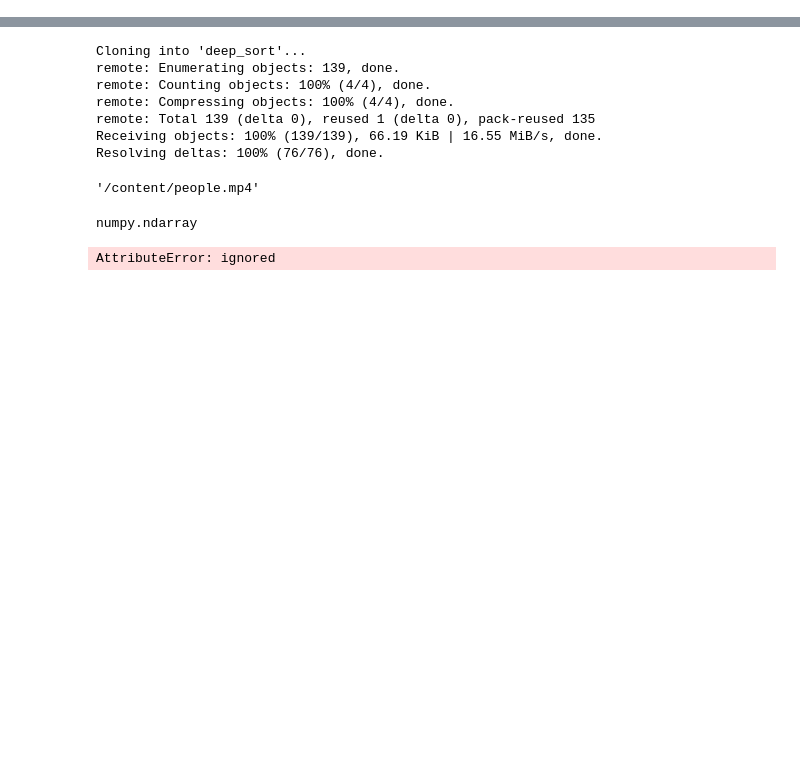
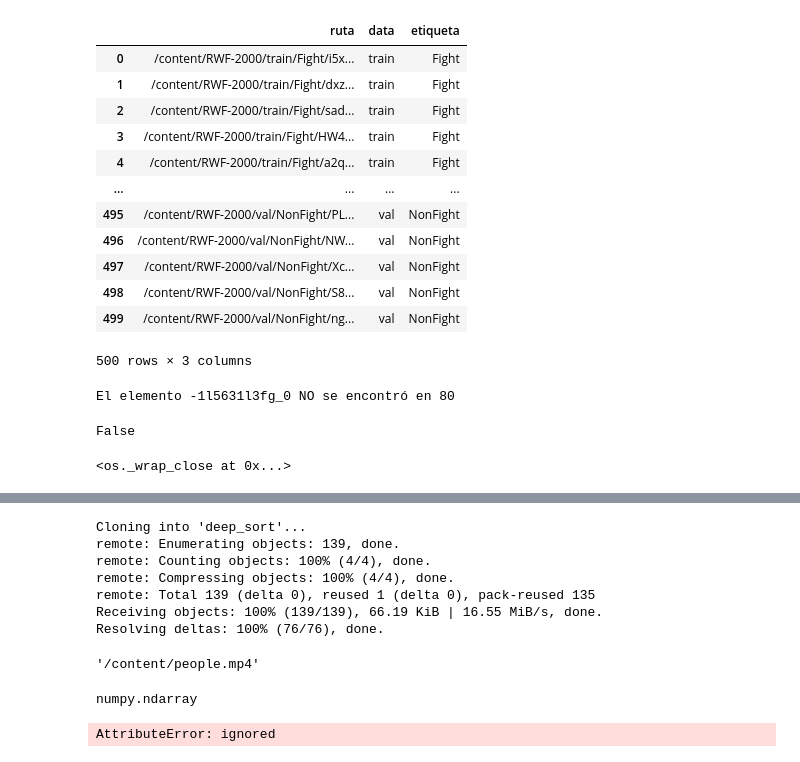
Before and after one commit to djsg2021utec/TESIS_MAESTRIA, a Jupyter notebook: 1_Exploración_de_los_datasets.ipynb, the cells around one changed output, grey strips where cells are left out. Drawn from its saved outputs; the diff is of its cells as text; code cells hidden in the pictures; blank space fills up the shorter version.

```diff
--- a/1_Exploración_de_los_datasets.ipynb
+++ b/1_Exploración_de_los_datasets.ipynb
@@ -2,0 +245,16 @@
+# %%
+muestra_RWF2000_df
+# %% [output]
+|  | ruta | data | etiqueta |
+| 0 | /content/RWF-2000/train/Fight/i5x... | train | Fight |
+| 1 | /content/RWF-2000/train/Fight/dxz... | train | Fight |
+| 2 | /content/RWF-2000/train/Fight/sad... | train | Fight |
+| 3 | /content/RWF-2000/train/Fight/HW4... | train | Fight |
+| 4 | /content/RWF-2000/train/Fight/a2q... | train | Fight |
+| ... | ... | ... | ... |
+| 495 | /content/RWF-2000/val/NonFight/PL... | val | NonFight |
+| 496 | /content/RWF-2000/val/NonFight/NW... | val | NonFight |
+| 497 | /content/RWF-2000/val/NonFight/Xc... | val | NonFight |
+| 498 | /content/RWF-2000/val/NonFight/S8... | val | NonFight |
+| 499 | /content/RWF-2000/val/NonFight/ng... | val | NonFight |
+500 rows × 3 columns
@@ -2,0 +321,27 @@
+# %%
+'/content/RWF-2000/train/Fight/24E0xYYUz44_2.avi'
+
+
+nombre_video_1 = "24E0xYYUz44_2"
+nombre_video_2 = "-1l5631l3fg_0"
+
+carpeta_origen = '/content/RWF-2000/train/Fight/'
+carpeta_salida = "/content/"
+tiempo_maximo_espera = 80
+
+convertir_avi_to_mp4(f'{carpeta_origen}{nombre_video_1}.avi',f'{nombre_video_1}')
+existe_elemento(nombre_video_1, carpeta_salida, tiempo_maximo_espera)
+# %% [output]
+El elemento -1l5631l3fg_0 NO se encontró en 80
+False
+# %%
+
+avi_file_path = '/content/RWF-2000/train/Fight/-1l5631l3fg_0.avi'
+
+
+os.path.exists(avi_file_path)
+
+output_name = '/content/PRUEBA/-1l5631l3fg_0'
+os.popen("ffmpeg -i '{input}' -ac 2 -b:v 2000k -c:a aac -c:v libx264 -b:a 160k -vprofile high -bf 0 -strict experimental -f mp4 '{output}.mp4'".format(input = avi_file_path, output = output_name))
+# %% [output]
+<os._wrap_close at 0x...>
```
Also changed, not shown: parts of 21 cells of this notebook.
